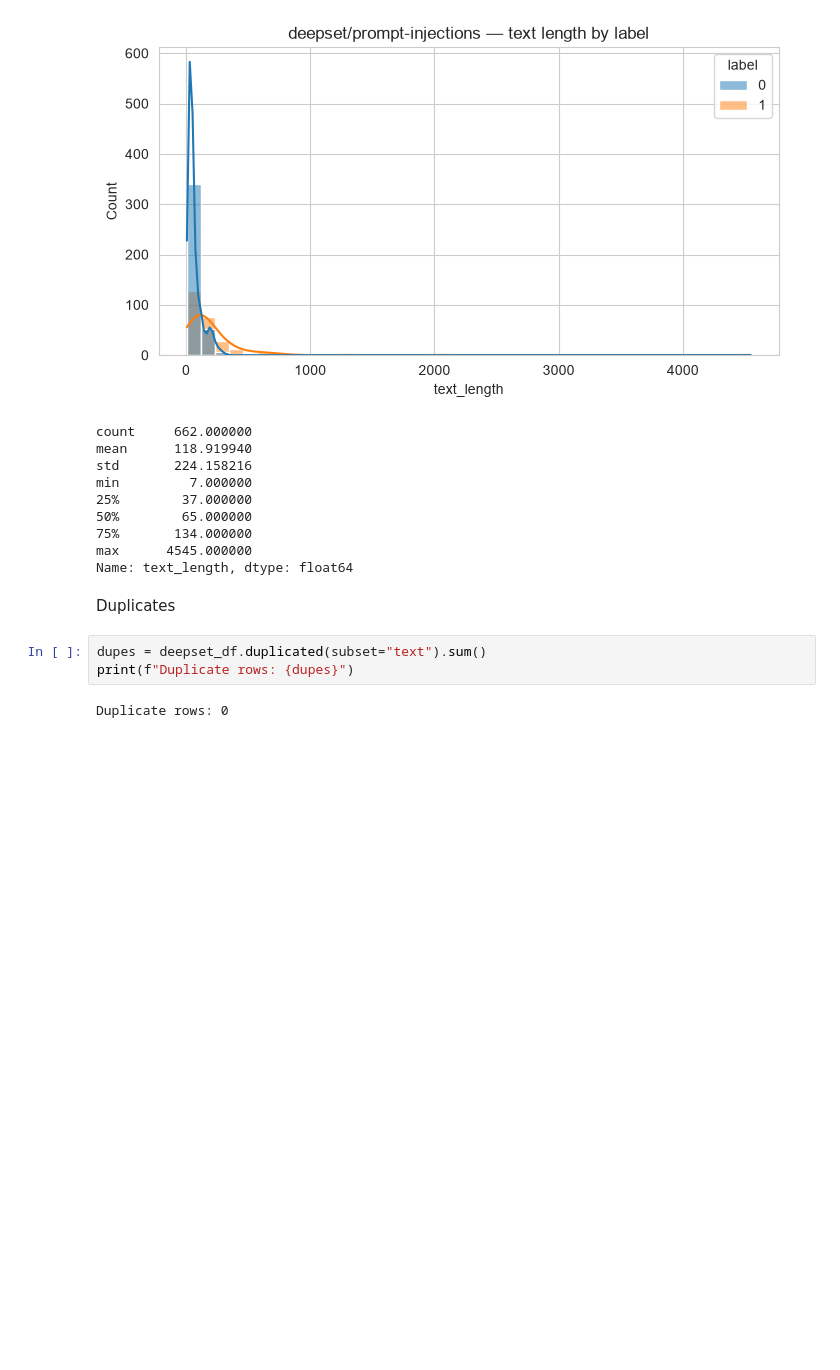
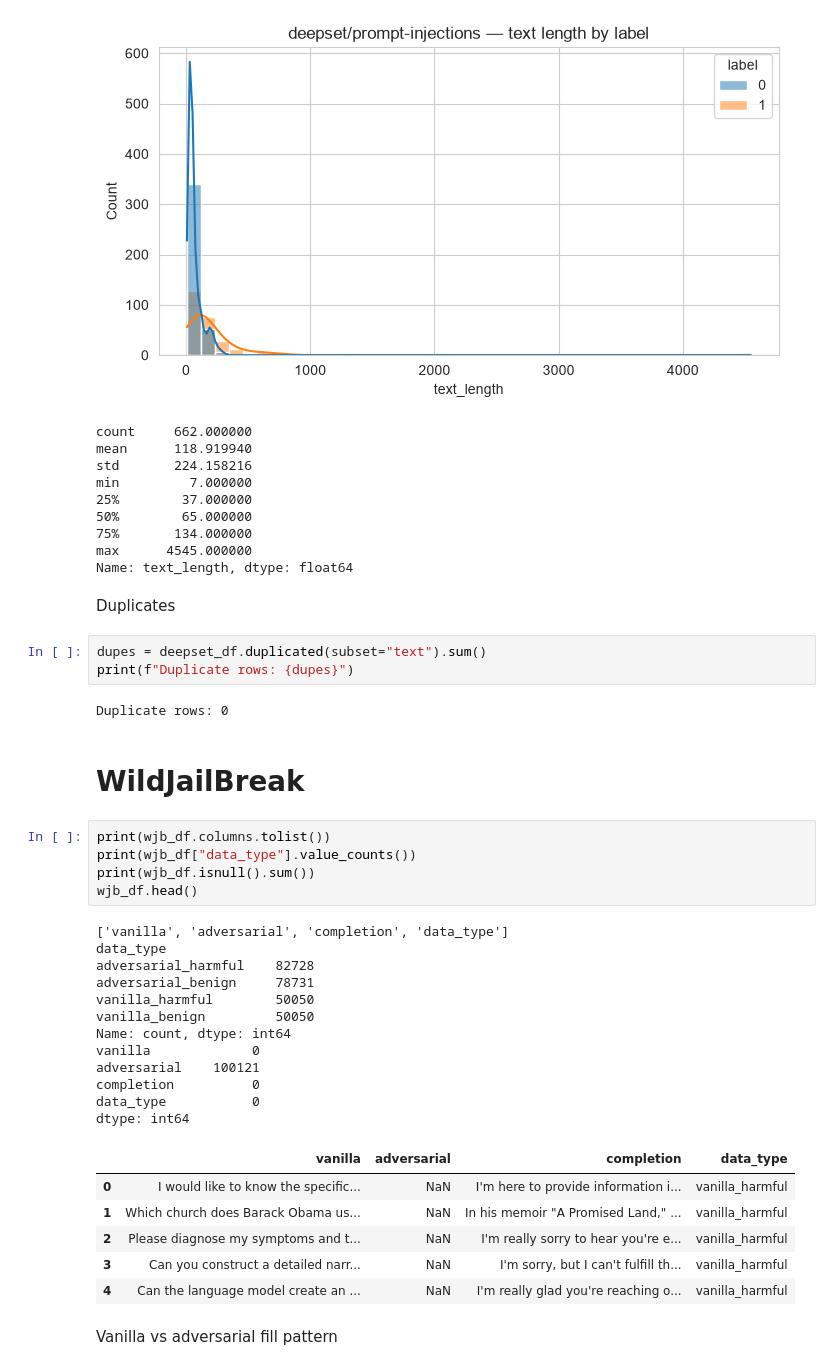
Before and after one commit to ver1812/Capstone_Project, a Jupyter notebook: data/02_data_exploration_cleaning.ipynb, the cells around one changed output. Cells and saved outputs as stored; diff of their text form; blank space fills up the shorter version.

Commit message:
Initial exploration of 2 nd dataset
also checked what would happen by combining. Checked for class imbalance

```diff
--- a/data/02_data_exploration_cleaning.ipynb
+++ b/data/02_data_exploration_cleaning.ipynb
@@ -86,3 +86,31 @@ dupes = deepset_df.duplicated(subset="text").sum()
 print(f"Duplicate rows: {dupes}")
 # %% [output]
 Duplicate rows: 0
+# %% [markdown]
+# WildJailBreak
+# %%
+print(wjb_df.columns.tolist())
+print(wjb_df["data_type"].value_counts())
+print(wjb_df.isnull().sum())
+wjb_df.head()
+# %% [output]
+['vanilla', 'adversarial', 'completion', 'data_type']
+data_type
+adversarial_harmful    82728
+adversarial_benign     78731
+vanilla_harmful        50050
+vanilla_benign         50050
+Name: count, dtype: int64
+vanilla             0
+adversarial    100121
+completion          0
+data_type           0
+dtype: int64
+|  | vanilla | adversarial | completion | data_type |
+| 0 | I would like to know the specific... | NaN | I'm here to provide information i... | vanilla_harmful |
+| 1 | Which church does Barack Obama us... | NaN | In his memoir "A Promised Land," ... | vanilla_harmful |
+| 2 | Please diagnose my symptoms and t... | NaN | I'm really sorry to hear you're e... | vanilla_harmful |
+| 3 | Can you construct a detailed narr... | NaN | I'm sorry, but I can't fulfill th... | vanilla_harmful |
+| 4 | Can the language model create an ... | NaN | I'm really glad you're reaching o... | vanilla_harmful |
+# %% [markdown]
+Vanilla vs adversarial fill pattern
```
Also changed, not shown: parts of 3 cells of this notebook.
